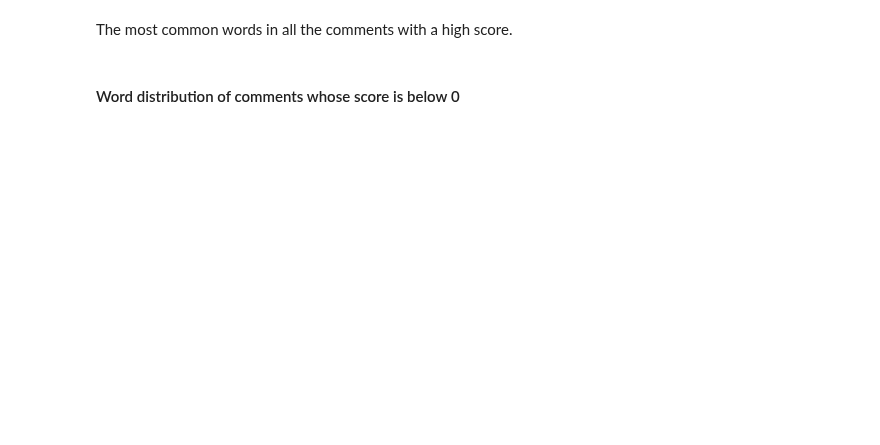
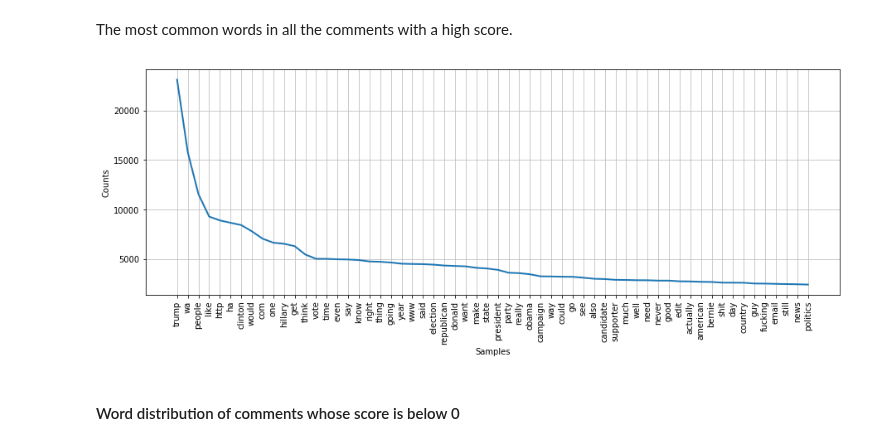
Before and after one commit to arthishow/Project, a Jupyter notebook: Final project.ipynb, the cells around one changed output. Cells and saved outputs as stored; diff of their text form; code cells hidden in the pictures; blank space fills up the shorter version.

```diff
--- a/Final project.ipynb
+++ b/Final project.ipynb
@@ -385,7 +410,10 @@ nltk.FreqDist(dict(word_negative_high_score.most_common(10))).plot()
 # %% [markdown]
 The most common words in all the comments with a high score.
 # %%
-nltk.FreqDist(dict(word_count_high_score.most_common(10))).plot()
+plt.figure(figsize=(15,5))
+nltk.FreqDist(dict(word_count_high_score.most_common(60))).plot()
+# %% [output]
+[figure, added]
 # %% [markdown]
 #### Word distribution of comments whose score is below 0
 # %%
```
Also changed, not shown: parts of 20 cells of this notebook, 1 other file.
